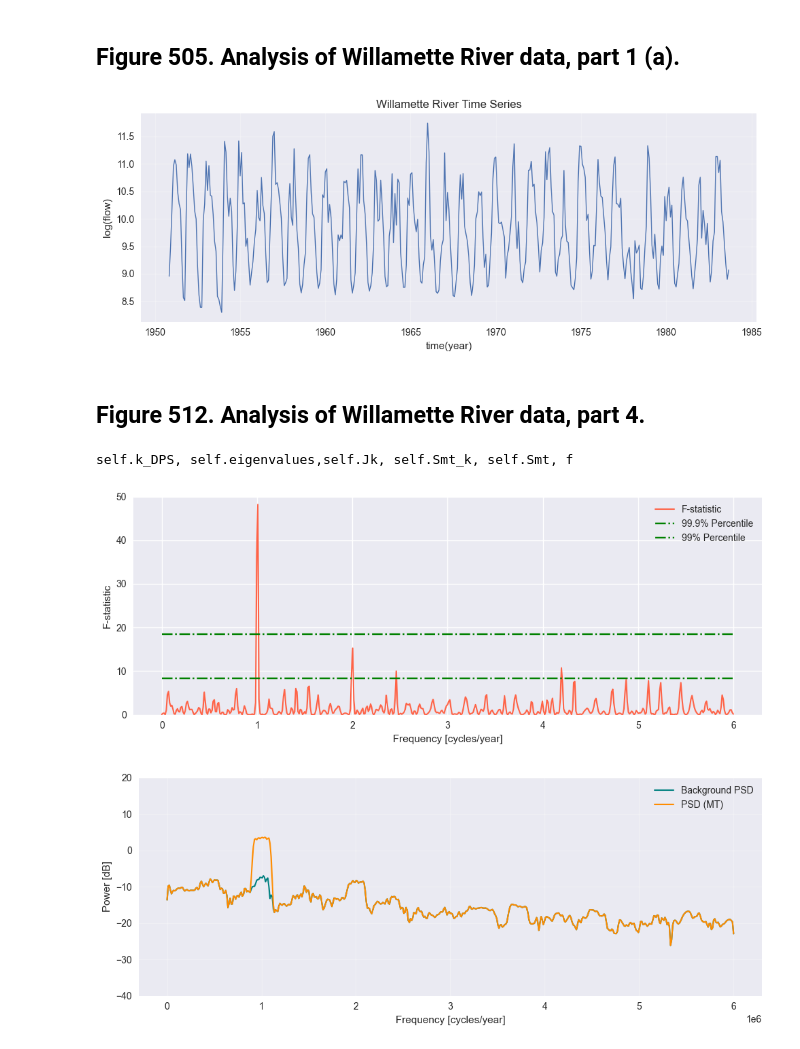
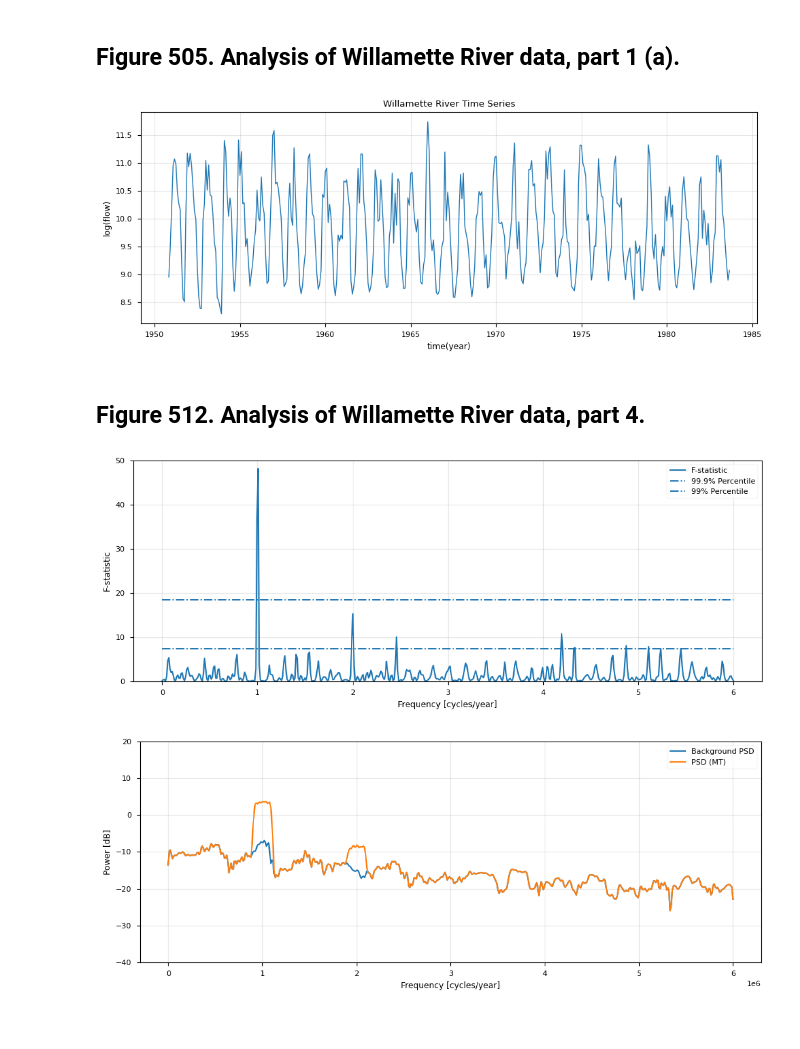
Before and after one commit to Chamusuke/Multitaper_harmonic_Ftest, a Jupyter notebook: example/example.ipynb, the cells around one changed output. Saved outputs shown, nothing was run; the diff lists cells and outputs as text; code cells hidden in the pictures.

```diff
--- a/example/example.ipynb
+++ b/example/example.ipynb
@@ -98,6 +99,7 @@ start_year = 1950 + 10/12          # 1950年10月 = 1950 + 10/12 ≈ 1950.83
 dt = 1/12                          # 1サンプル = 1ヶ月 = 1/12年
 time_axis = start_year + np.arange(npts) * dt
 # プロット
+plt.style.use('seaborn-v0_8-paper')#'mpl20': 'default', 'mpl15': 'classic'
 plt.figure(figsize=(10,4))
 plt.plot(time_axis, Willamette_data, lw=1)
 plt.title("Willamette River Time Series")
@@ -107,47 +109,48 @@ plt.grid(True, alpha=0.3)
 plt.tight_layout()
 plt.show()
 # %% [output]
-[figure, old version]
+[figure, new version]
 # %% [markdown]
 ## Figure 512. Analysis of Willamette River data, part 4.
 # %%
 # マルチターパーPSD推定とF検定
 MT_psd = MultiTaper_Periodogram(NW=4, K=5, nfft=1024)
 MT_psd.MT_Spec(Willamette_data, fs=1/dt)
-MT_psd.Harmonic_Ftest(p_level=0.001)
+MT_psd.Harmonic_Ftest(p_level=0.005)
 # print(MT_psd.Smt_k)
 # dB変換
 Smt_db = 10 * np.log10(MT_psd.Smt)
-Re_Smt_db = 10 * np.log10(MT_psd.re_psd[0, :])
+Re_Smt_db = 10 * np.log10(MT_psd.re_psd)
 
 # # F統計量のプロット
-plt.style.use('seaborn-v0_8')
+plt.style.use('seaborn-v0_8-paper')#'mpl20': 'default', 'mpl15': 'classic'
 fig = plt.figure(figsize=(10, 4))
 ax = fig.add_subplot()
-ax.plot(MT_psd.f, MT_psd.F_stat[0, :], '-', label='F-statistic', alpha=1, c='tomato', lw=1.5)
+ax.plot(MT_psd.f, MT_psd.F_stat[0, :], '-', label='F-statistic', alpha=1,  lw=1.5)
 # ax.hlines(MT_psd.F_crit, MT_psd.f[0], MT_psd.f[-1], linestyles="-.", color='green', label='99.9% Percentile')
-ax.hlines(MT_psd.F_999, MT_psd.f[0], MT_psd.f[-1], linestyles="-.", color='green', label='99.9% Percentile')
-ax.hlines(MT_psd.F_99, MT_psd.f[0], MT_psd.f[-1], linestyles="-.", color='green', label='99% Percentile')
+ax.hlines(MT_psd.F_999, MT_psd.f[0], MT_psd.f[-1], linestyles="-.", label='99.9% Percentile')
+ax.hlines(MT_psd.F_99, MT_psd.f[0], MT_psd.f[-1], linestyles="-.",  label='99% Percentile')
 ax.set_ylabel('F-statistic')
 ax.set_xlabel('Frequency [cycles/year]')
 ax.set_ylim(0, 50)
 ax.legend()
 fig.tight_layout()
+plt.grid(True, alpha=0.3)
 plt.show()
 
 # プロット
-plt.style.use('seaborn-v0_8')
+plt.style.use('seaborn-v0_8-paper')#'mpl20': 'default', 'mpl15': 'classic'
 fig, ax = plt.subplots(figsize=(10, 4))
-ax.plot(MT_psd.f*1e6, Re_Smt_db, '-', label='Background PSD', alpha=1, c='teal', lw=1.5)
-ax.plot(MT_psd.f*1e6, Smt_db, label='PSD (MT)', color='darkorange', lw=1.5)
+ax.plot(MT_psd.f*1e6, Re_Smt_db[0,:], '-', label='Background PSD', alpha=1,  lw=1.5)
+ax.plot(MT_psd.f*1e6, Smt_db, label='PSD (MT)',  lw=1.5)
 ax.set_xlabel('Frequency [cycles/year]')
 ax.set_ylabel('Power [dB]')
 ax.grid(True, alpha=0.3)
 ax.set_ylim(-40,20)
 ax.legend()
+plt.grid(True, alpha=0.3)
 plt.tight_layout()
 plt.show()
 # %% [output]
-self.k_DPS, self.eigenvalues,self.Jk, self.Smt_k, self.Smt, f
-[figure, old version]
+[figure, new version]
-[figure, old version]
+[figure, new version]
```
Also changed, not shown: parts of 5 cells of this notebook, 2 other files.
